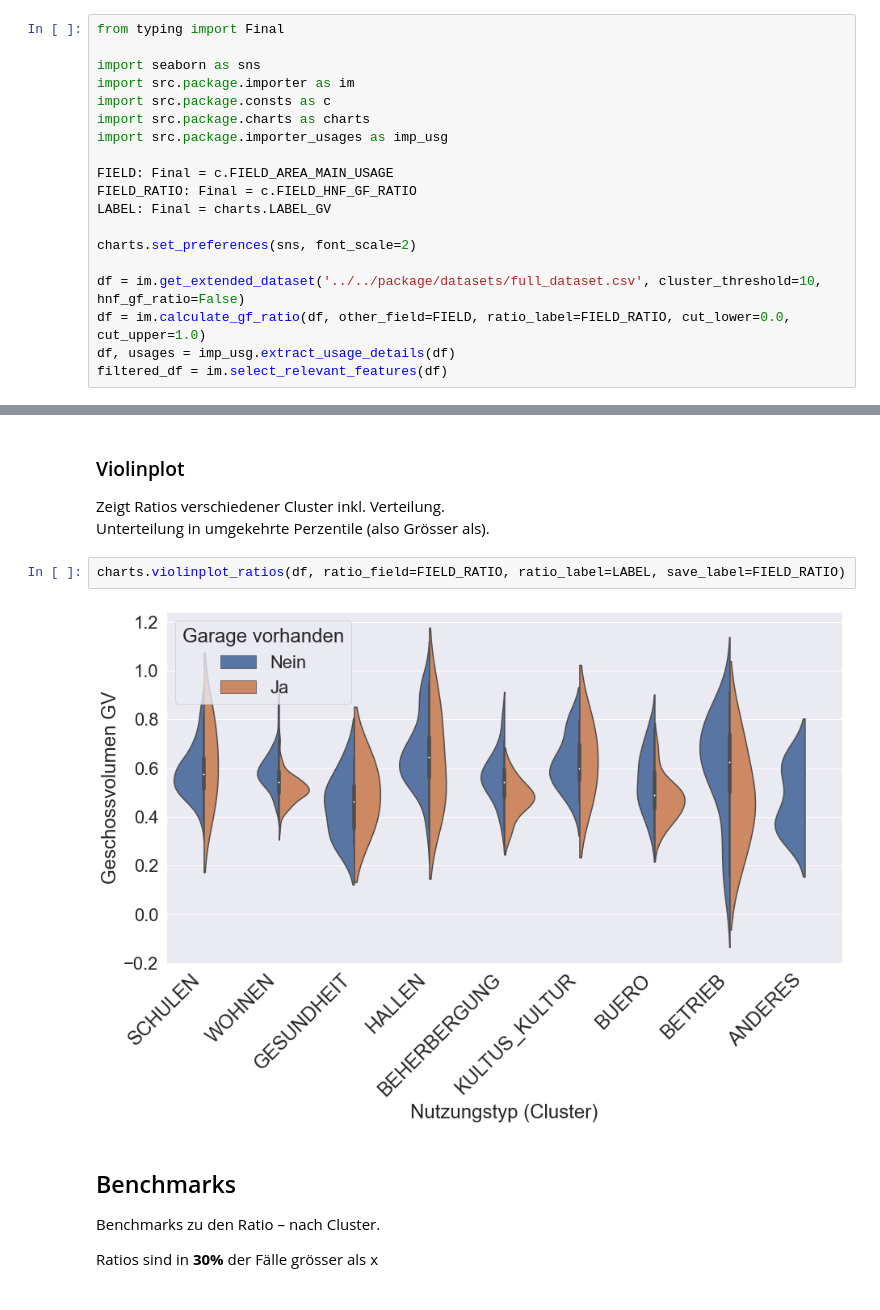
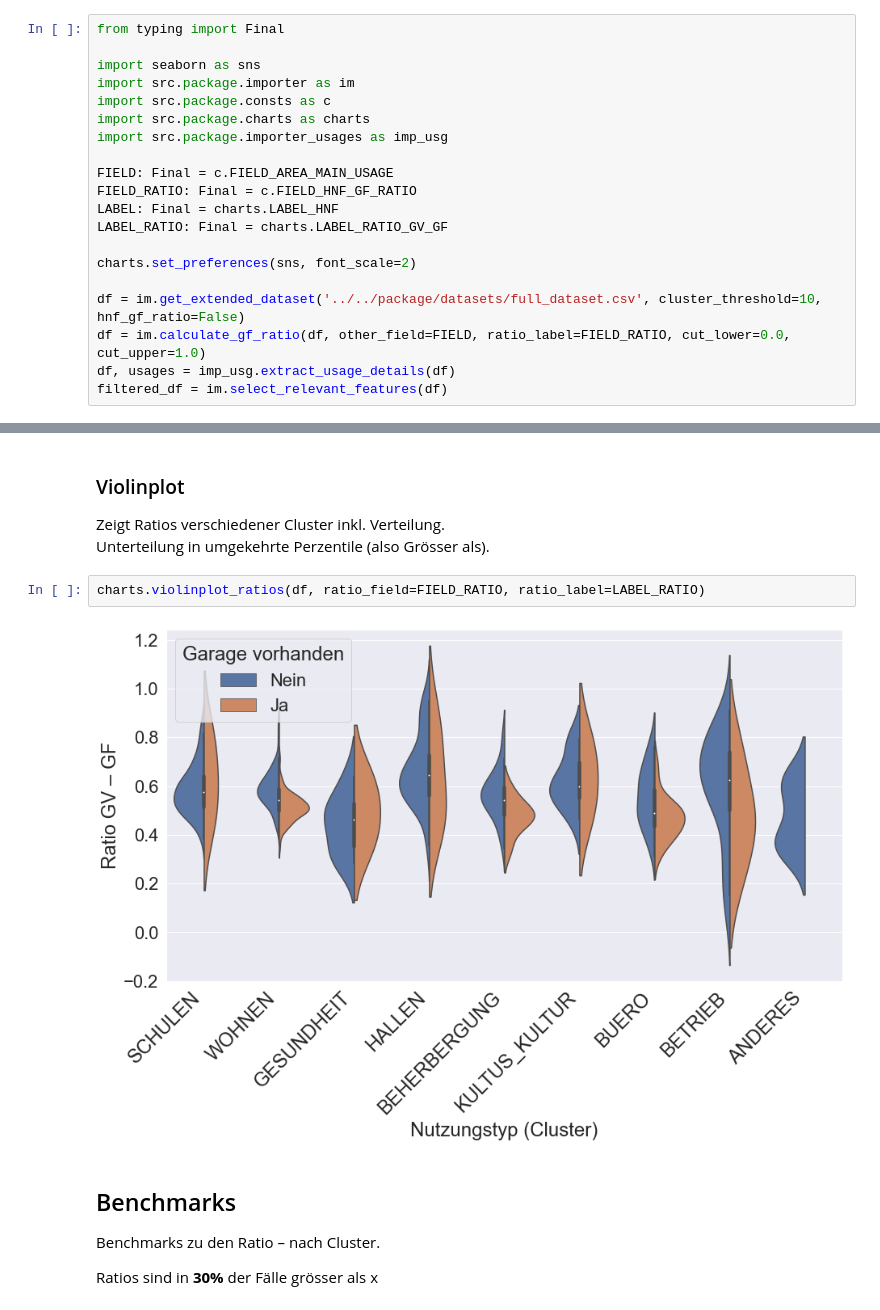
Before and after one commit to FHNW-RW/ip5-metriken-bauwesen, a Jupyter notebook: src/analysis/ratio_benchmarks/hnf_gf.ipynb, the cells around one changed output, grey strips where cells are left out. Drawn from its saved outputs; the diff is of its cells as text.

```diff
--- a/src/analysis/ratio_benchmarks/hnf_gf.ipynb
+++ b/src/analysis/ratio_benchmarks/hnf_gf.ipynb
@@ -11,7 +11,8 @@ import src.package.importer_usages as imp_usg
 
 FIELD: Final = c.FIELD_AREA_MAIN_USAGE
 FIELD_RATIO: Final = c.FIELD_HNF_GF_RATIO
-LABEL: Final = charts.LABEL_GV
+LABEL: Final = charts.LABEL_HNF
+LABEL_RATIO: Final = charts.LABEL_RATIO_GV_GF
 
 charts.set_preferences(sns, font_scale=2)
 
@@ -107,9 +108,9 @@ charts.describe_ratios(plotData, ratio_field=FIELD_RATIO)
 Zeigt Ratios verschiedener Cluster inkl. Verteilung.<br>
 Unterteilung in umgekehrte Perzentile (also Grösser als).<br>
 # %%
-charts.violinplot_ratios(df, ratio_field=FIELD_RATIO, ratio_label=LABEL, save_label=FIELD_RATIO)
+charts.violinplot_ratios(df, ratio_field=FIELD_RATIO, ratio_label=LABEL_RATIO)
 # %% [output]
-[figure, old version]
+[figure, new version]
 # %% [markdown]
 ## Benchmarks
 Benchmarks zu den Ratio – nach Cluster.<br>
```
Also changed, not shown: parts of 8 cells of this notebook, 7 other files.
